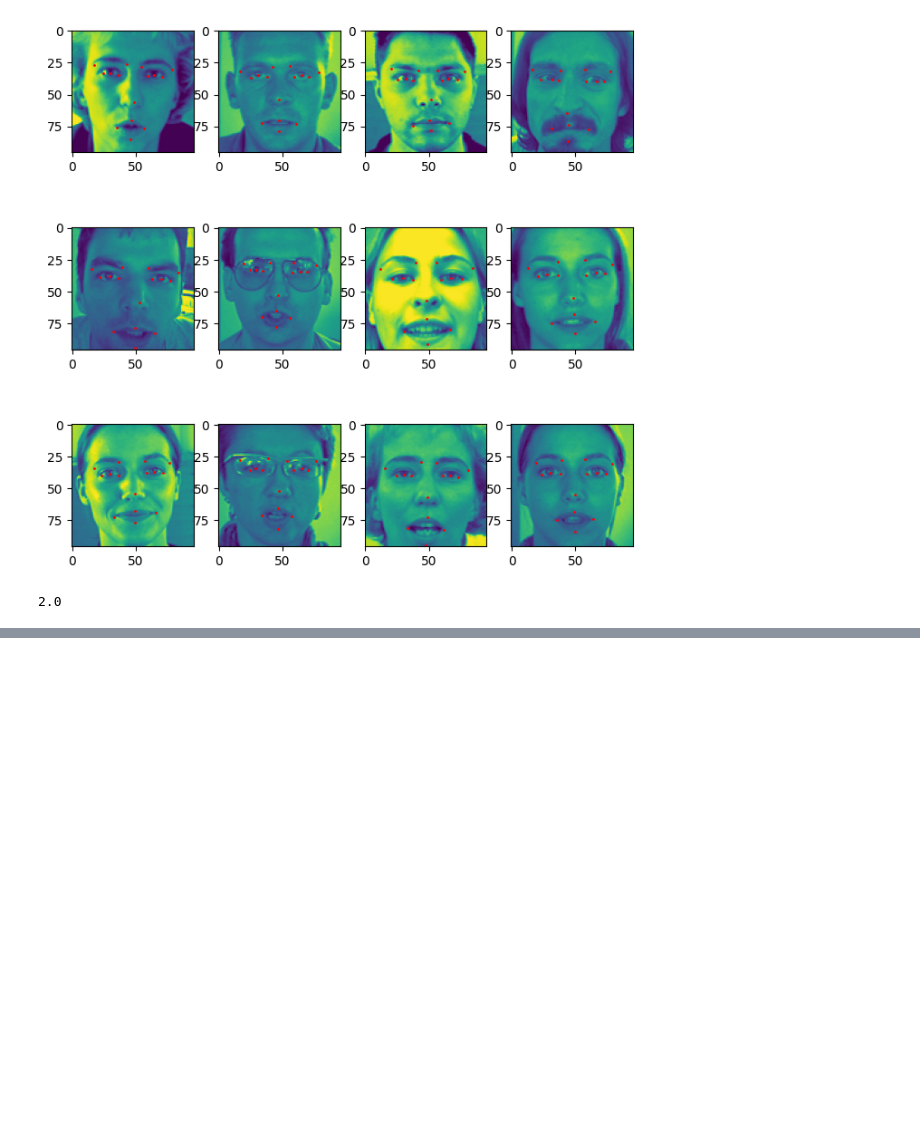
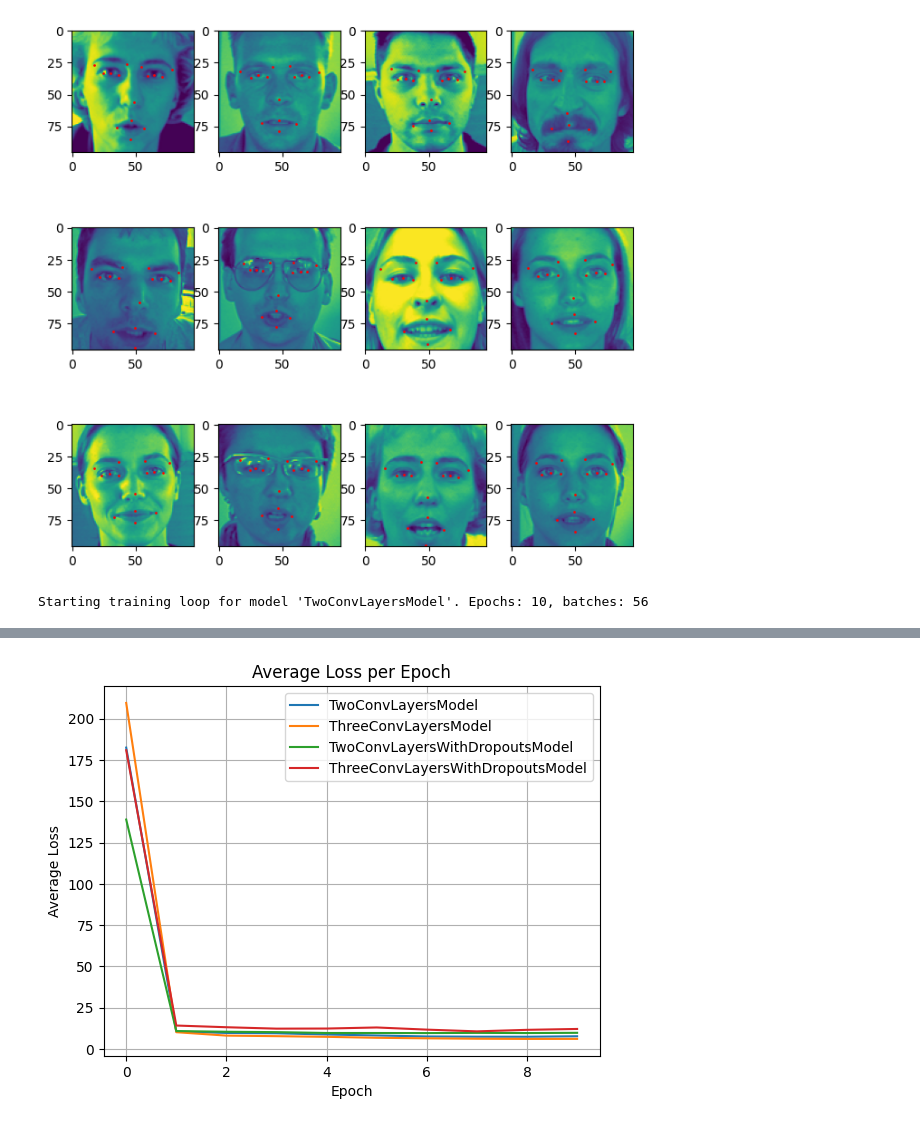
Before and after one commit to maciejplaneta/facial-keypoints-detection, a Jupyter notebook: facial_keypoints_detection.ipynb, the cells around one changed output, grey strips where cells are left out. Saved outputs shown, nothing was run; the diff lists cells and outputs as text; code cells hidden in the pictures; blank space fills up the shorter version.

```diff
--- a/facial_keypoints_detection.ipynb
+++ b/facial_keypoints_detection.ipynb
@@ -57,10 +54,49 @@ plt.show()
 # %%
 train_dataloader = DataLoader(train_dataset, batch_size=BATCH_SIZE, shuffle=True)
 # %%
-# Can be used to calculate output sizes after each layer
-def calc_size(input_size, kernel_size, padding, stride):
-    return (input_size + 2* padding - kernel_size + 1) / stride
+# # Can be used to calculate output sizes after each layer
+# def calc_size(input_size, kernel_size, padding, stride):
+#     return (input_size + 2* padding - kernel_size + 1) / stride
 
-calc_size(4, 3, 0, 1)
+# calc_size(96, 3, 0, 1)
-# %% [output]
-2.0
+# %%
+from models_comparator import ModelsComparator
+import models
+
+EPOCHS = 10
+LEARNING_RATE = 0.01
+WEIGHT_DECAY = 0.001
+
+models_settings = []
+
+model1 = models.TwoConvLayersModel()
+models_settings.append([
+    model1,
+    torch.optim.Adam(model1.parameters(), lr=LEARNING_RATE, weight_decay=WEIGHT_DECAY),
+    nn.MSELoss()])
+
+model2 = models.ThreeConvLayersModel()
+models_settings.append([
+    model2,
+    torch.optim.Adam(model2.parameters(), lr=LEARNING_RATE, weight_decay=WEIGHT_DECAY),
+    nn.MSELoss()])
+
+model3 = models.TwoConvLayersWithDropoutsModel()
+models_settings.append([
+    model3,
+    torch.optim.Adam(model3.parameters(), lr=LEARNING_RATE, weight_decay=WEIGHT_DECAY),
+    nn.MSELoss()])
+
+model4 = models.ThreeConvLayersWithDropoutsModel()
+models_settings.append([
+    model4,
+    torch.optim.Adam(model4.parameters(), lr=LEARNING_RATE, weight_decay=WEIGHT_DECAY),
+    nn.MSELoss()])
+
+
+comparator = ModelsComparator(models_settings, train_dataloader)
+comparator.compare_models(EPOCHS, device)
+
+comparator.plot_comparison_results()
+# %% [output]
+Starting training loop for model 'TwoConvLayersModel'. Epochs: 10, batches: 56
@@ -67,3 +110,4 @@ calc_size(4, 3, 0, 1)
+[figure, added]
 # %%
 import torchmetrics
 from train_loop import train_loop
```
Also changed, not shown: parts of 5 cells of this notebook, 4 other files.
